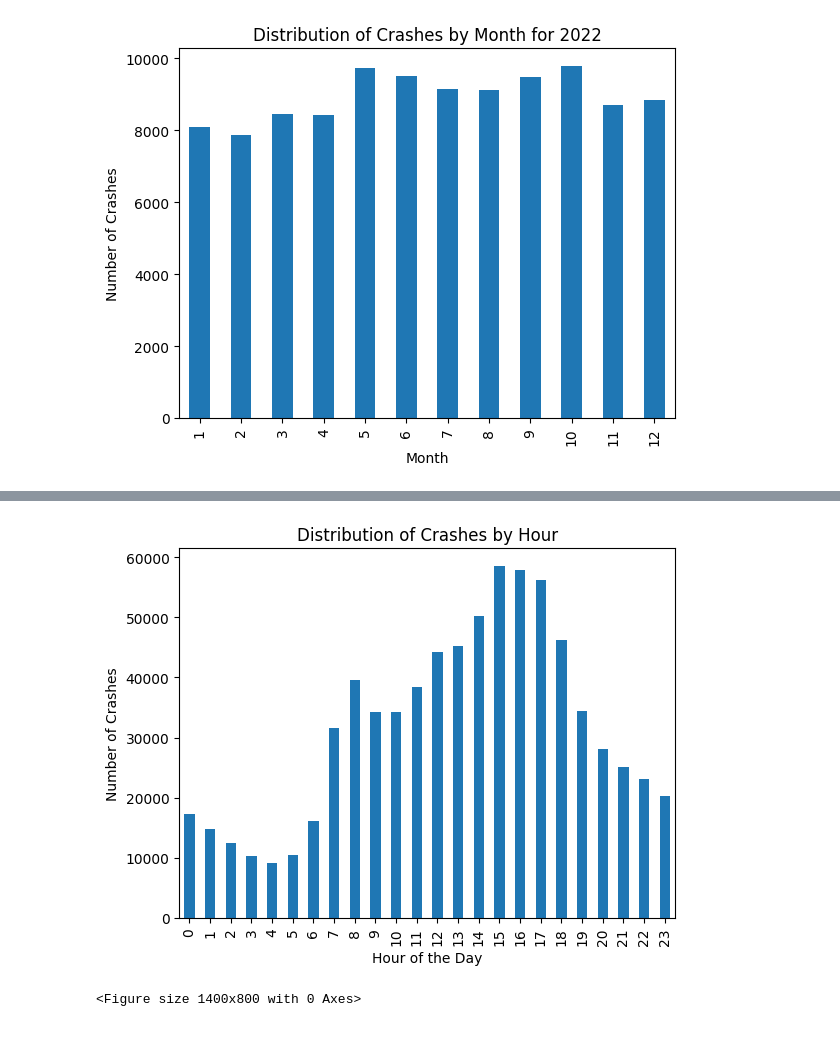
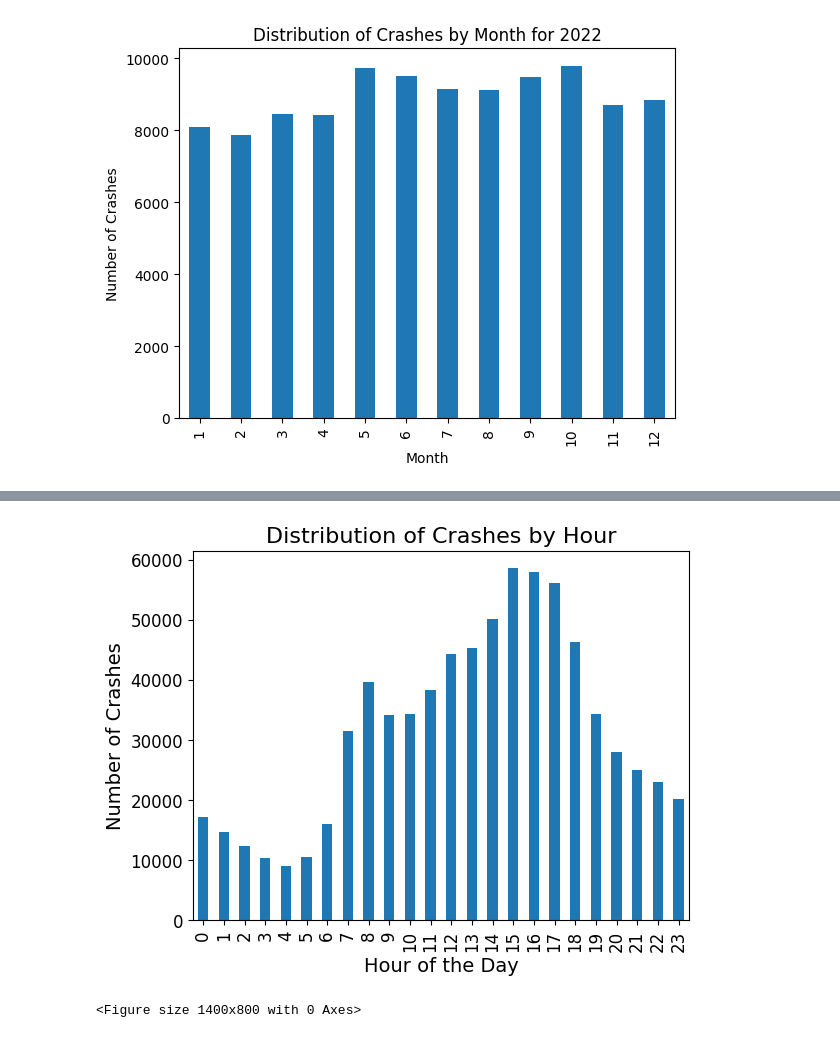
Before and after one commit to lavo2/DataMining-Project, a Jupyter notebook: 1-distribution.ipynb, the cells around one changed output, grey strips where cells are left out. Saved outputs shown, nothing was run; the diff lists cells and outputs as text; code cells hidden in the pictures.

```diff
--- a/1-distribution.ipynb
+++ b/1-distribution.ipynb
@@ -117,12 +172,14 @@ plt.show()
 # %%
 # Plot the distribution of crashes by hour
 crashes['CRASH_HOUR'].value_counts().sort_index().plot(kind='bar')
-plt.title('Distribution of Crashes by Hour')
-plt.xlabel('Hour of the Day')
-plt.ylabel('Number of Crashes')
+plt.title('Distribution of Crashes by Hour', fontsize=16)
+plt.xlabel('Hour of the Day', fontsize=14)
+plt.ylabel('Number of Crashes', fontsize=14)
+plt.xticks(fontsize=12)
+plt.yticks(fontsize=12)
 plt.show()
 # %% [output]
-[figure, old version]
+[figure, new version]
 # %%
 # distribution of crashes by hours per month
 plt.figure(figsize=(14, 8))
```
Also changed, not shown: parts of 8 cells of this notebook, 3 other files.
